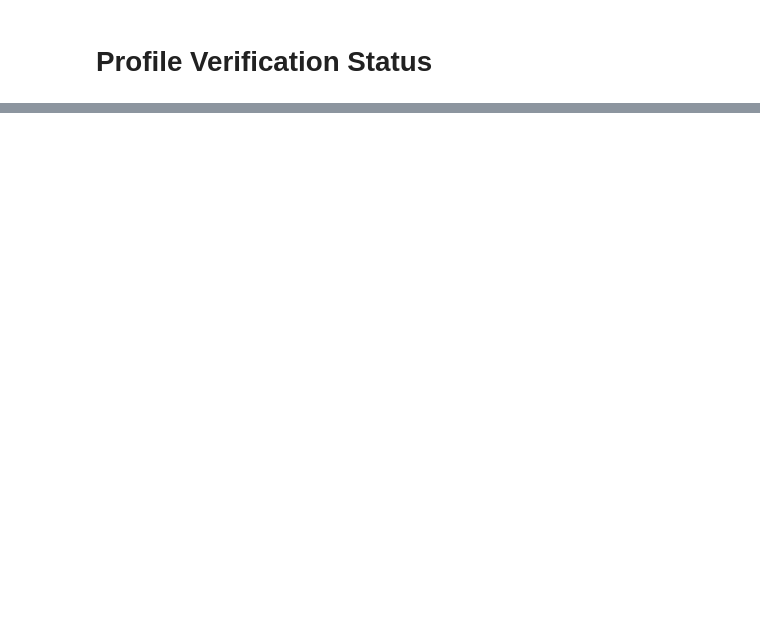
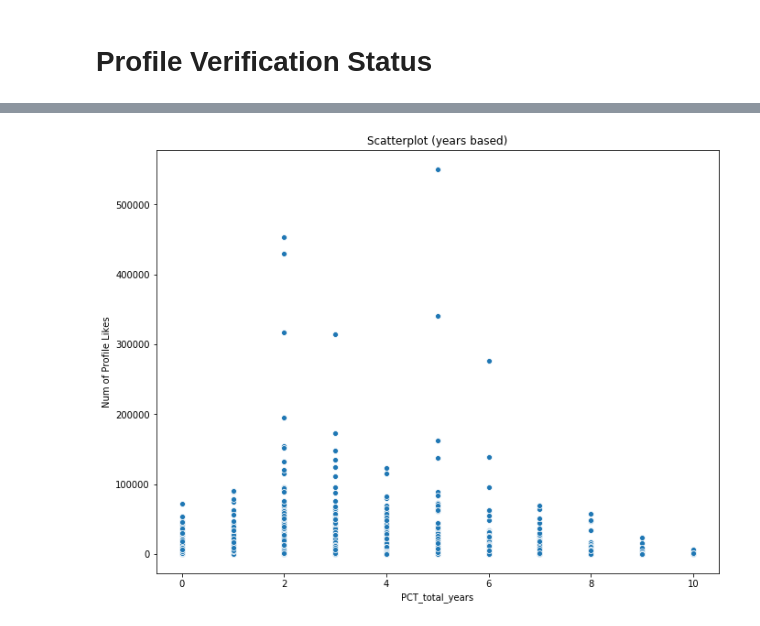
Before and after one commit to aelimame/DataScienceProject, a Jupyter notebook: Moiny_notebook.ipynb, the cells around one changed output, grey strips where cells are left out. Drawn from its saved outputs; the diff is of its cells as text; code cells hidden in the pictures; blank space fills up the shorter version.

```diff
--- a/Moiny_notebook.ipynb
+++ b/Moiny_notebook.ipynb
@@ -221,0 +252,84 @@ plt.show()
+# %%
+# Load a copy
+field_name = 'Profile Creation Timestamp'
+profile_df = raw_df.copy(deep=True)
+
+# Validate it all in UTC
+for i, v in profile_df[field_name].items():
+    if not "+0000" in v:
+        print(v)
+    # Validate 24h based
+    # if " 14:" in v:
+    # print(v) ... (Yes)
+
+# Build datetime col
+profile_df['PCT_dt'] = pd.to_datetime(profile_df[field_name])
+
+# Calc min and max dates
+min_date = min(profile_df['PCT_dt'])
+max_date = max(profile_df['PCT_dt'])
+
+# Convert to int column based on years
+profile_df['PCT_total_years'] = (profile_df['PCT_dt']-min_date).astype('timedelta64[Y]')
+
+# Convert to int column based on six-months
+profile_df['PCT_total_six_months'] = (profile_df['PCT_dt']-min_date).astype('timedelta64[M]') / 6
+
+# Convert to int column based on months
+profile_df['PCT_total_months'] = (profile_df['PCT_dt']-min_date).astype('timedelta64[M]')
+
+# Convert to int column based on days
+profile_df['PCT_total_days'] = (profile_df['PCT_dt']-min_date).astype('timedelta64[D]')
+
+# Convert to int column based on hours
+profile_df['PCT_total_hours'] = (profile_df['PCT_dt']-min_date).astype('timedelta64[h]')
+
+# Convert to int column based on hours
+profile_df['PCT_total_seconds'] = (profile_df['PCT_dt']-min_date).astype('timedelta64[s]')
+
+# Verify
+# Following is the same between the max & min dates
+# 3995 days, 10 hours, 35 minutes, and 46 seconds
+# 3,995.4415 days
+# 95,890.596 hours
+# 5,753,435.77 minutes
+# 345,206,146 seconds
+# print(min_date)
+# print(max_date)
+# print(min(profile_df['PCT_total_hours']))
+# print(max(profile_df['PCT_total_hours']))
+# print(max(profile_df['PCT_total_hours']) - max_date.astype('timedelta64[h]'))
+
+# Scatterplot
+
+fig, ax = plt.subplots()
+fig.set_size_inches(11, 8.5)
+sns.scatterplot(data=profile_df, x="PCT_total_years", y="Num of Profile Likes").set_title("Scatterplot (years based)")
+plt.show()
+
+fig, ax = plt.subplots()
+fig.set_size_inches(11, 8.5)
+sns.scatterplot(data=profile_df, x="PCT_total_six_months", y="Num of Profile Likes").set_title("Scatterplot (six-months based)")
+plt.show()
+
+fig, ax = plt.subplots()
+fig.set_size_inches(11, 8.5)
+sns.scatterplot(data=profile_df, x="PCT_total_months", y="Num of Profile Likes").set_title("Scatterplot (months based)")
+plt.show()
+
+fig, ax = plt.subplots()
+fig.set_size_inches(11, 8.5)
+sns.scatterplot(data=profile_df, x="PCT_total_days", y="Num of Profile Likes").set_title("Scatterplot (days based)")
+plt.show()
+
+fig, ax = plt.subplots()
+fig.set_size_inches(11, 8.5)
+sns.scatterplot(data=profile_df, x="PCT_total_hours", y="Num of Profile Likes").set_title("Scatterplot (hours based)")
+plt.show()
+
+fig, ax = plt.subplots()
+fig.set_size_inches(11, 8.5)
+sns.scatterplot(data=profile_df, x="PCT_total_seconds", y="Num of Profile Likes").set_title("Scatterplot (second based)")
+plt.show()
+# %% [output]
+[figure, added]
```
Also changed, not shown: parts of 8 cells of this notebook.
